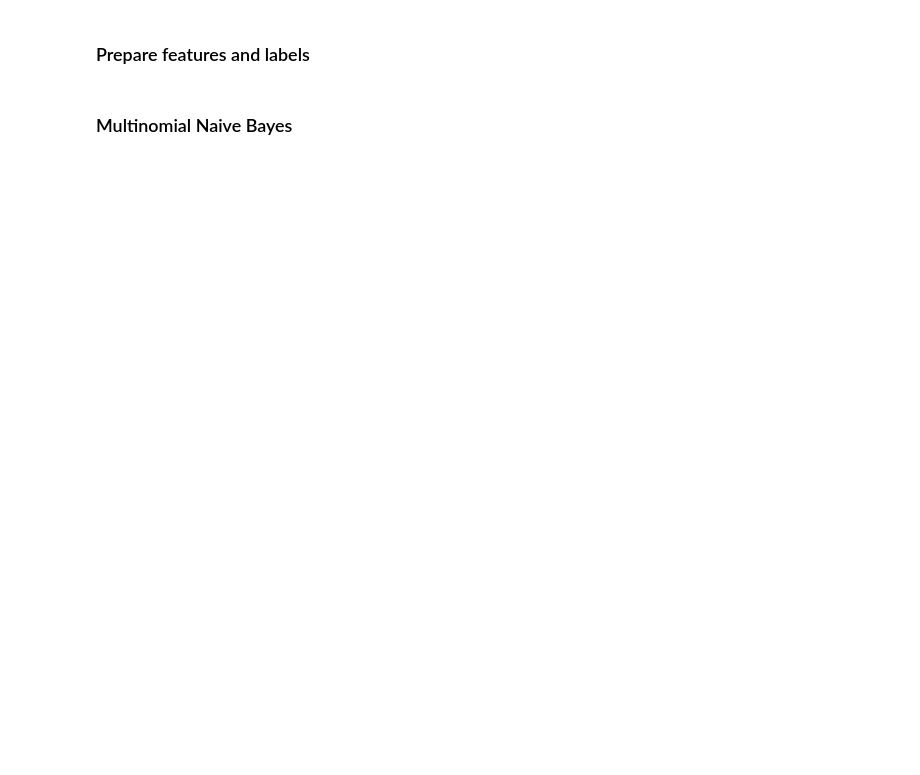
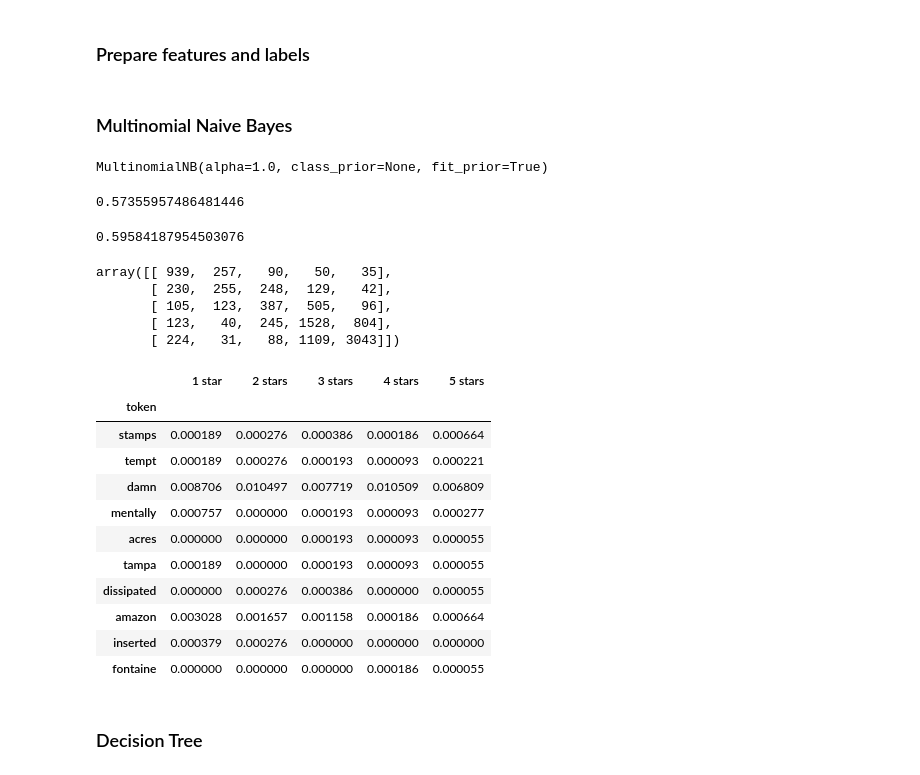
Before and after one commit to mkleesiek/yelp-exercise, a Jupyter notebook: YelpAnalysis.ipynb, the cells around one changed output. Drawn from its saved outputs; the diff is of its cells as text; code cells hidden in the pictures; blank space fills up the shorter version.

```diff
--- a/YelpAnalysis.ipynb
+++ b/YelpAnalysis.ipynb
@@ -302,6 +322,6 @@ rbu_min_votes = rbu.loc[rbu['votes@reviews'] >= MIN_VOTES]
 # %%
-data_train, data_test = train_test_split(rbu_min_votes, test_size = 0.2)
+data_train, data_test = train_test_split(rbu, test_size = 0.2)
 
-attr_cols = [col for col in list(rbu) if re.match('(votes\..+@users|attributes\.|city_num)', col)]
+attr_cols = [col for col in list(rbu) if re.match('(votes\..+@users|votes\..+@reviews|attributes\.|city)', col)]
 text_col = 'text'
 label_col = 'stars@reviews'
@@ -309,7 +347,14 @@ label_col = 'stars@reviews'
 ### Vectorize the review texts
 # %%
 # train the vectorizer from training data (review texts)
-vect = CountVectorizer()
+vect = CountVectorizer(
+    stop_words='english',
+    ngram_range=(1, 1),
+    strip_accents='unicode',
+    max_df=0.8,
+    min_df=3,
+    max_features=100000
+)
 vect.fit(data_train[text_col])
 # %% [output]
 CountVectorizer(analyzer='word', binary=False, decode_error='strict',
@@ -322,12 +367,14 @@ CountVectorizer(analyzer='word', binary=False, decode_error='strict',
 ### Prepare features and labels
 # %%
 # collect features
-X_train_attr = np.array(data_train[attr_cols])
-X_test_attr = np.array(data_test[attr_cols])
+X_train_attr = data_train[attr_cols]
+X_test_attr = data_test[attr_cols]
+#X_train_attr = pd.get_dummies( data_train[attr_cols] )
+#X_test_attr = pd.get_dummies( data_test[attr_cols] )
 
 X_train_dtm = vect.transform(data_train[text_col])
 X_test_dtm = vect.transform(data_test[text_col])
 
 # collect labels
-y_train = np.array(data_train[label_col])
-y_test = np.array(data_test[label_col])
+y_train = data_train[label_col]
+y_test = data_test[label_col]
@@ -337,6 +388,5 @@ y_test = np.array(data_test[label_col])
 # use a Multinomial Naive Bayes model
 nb = MultinomialNB()
 nb.fit(X_train_dtm, y_train)
-
-# make class predictions for X_test_dtm
-y_pred = nb.predict(X_test_dtm)
+# %% [output]
+MultinomialNB(alpha=1.0, class_prior=None, fit_prior=True)
@@ -342,0 +396,45 @@ y_pred = nb.predict(X_test_dtm)
+# %%
+# calculate accuracy of class predictions
+metrics.accuracy_score(y_test, y_pred)
+# %% [output]
+0.57355957486481446
+# %%
+# calculate the mean error (more meaningful in our case)
+metrics.mean_absolute_error(y_test, y_pred)
+# %% [output]
+0.59584187954503076
+# %%
+# print the confusion matrix
+metrics.confusion_matrix(y_test, y_pred)
+# %% [output]
+array([[ 939,  257,   90,   50,   35],
+       [ 230,  255,  248,  129,   42],
+       [ 105,  123,  387,  505,   96],
+       [ 123,   40,  245, 1528,  804],
+       [ 224,   31,   88, 1109, 3043]])
+# %%
+# examine how often tokens of our dictionary appear in each rating category
+tokens = pd.DataFrame(
+    {'token': vect.get_feature_names(),
+     '1 star'  : nb.feature_count_[0, :] / nb.class_count_[0],
+     '2 stars' : nb.feature_count_[1, :] / nb.class_count_[1],
+     '3 stars' : nb.feature_count_[2, :] / nb.class_count_[2] ,
+     '4 stars' : nb.feature_count_[3, :] / nb.class_count_[3] ,
+     '5 stars' : nb.feature_count_[4, :] / nb.class_count_[4]}
+).set_index('token')
+tokens.sample(10, random_state=2)
+# %% [output]
+|  | 1 star | 2 stars | 3 stars | 4 stars | 5 stars |
+| token |  |  |  |  |  |
+| stamps | 0.000189 | 0.000276 | 0.000386 | 0.000186 | 0.000664 |
+| tempt | 0.000189 | 0.000276 | 0.000193 | 0.000093 | 0.000221 |
+| damn | 0.008706 | 0.010497 | 0.007719 | 0.010509 | 0.006809 |
+| mentally | 0.000757 | 0.000000 | 0.000193 | 0.000093 | 0.000277 |
+| acres | 0.000000 | 0.000000 | 0.000193 | 0.000093 | 0.000055 |
+| tampa | 0.000189 | 0.000000 | 0.000193 | 0.000093 | 0.000055 |
+| dissipated | 0.000000 | 0.000276 | 0.000386 | 0.000000 | 0.000055 |
+| amazon | 0.003028 | 0.001657 | 0.001158 | 0.000186 | 0.000664 |
+| inserted | 0.000379 | 0.000276 | 0.000000 | 0.000000 | 0.000000 |
+| fontaine | 0.000000 | 0.000000 | 0.000000 | 0.000186 | 0.000055 |
+# %% [markdown]
+### Decision Tree
```
Also changed, not shown: parts of 46 cells of this notebook, 1 other file.
